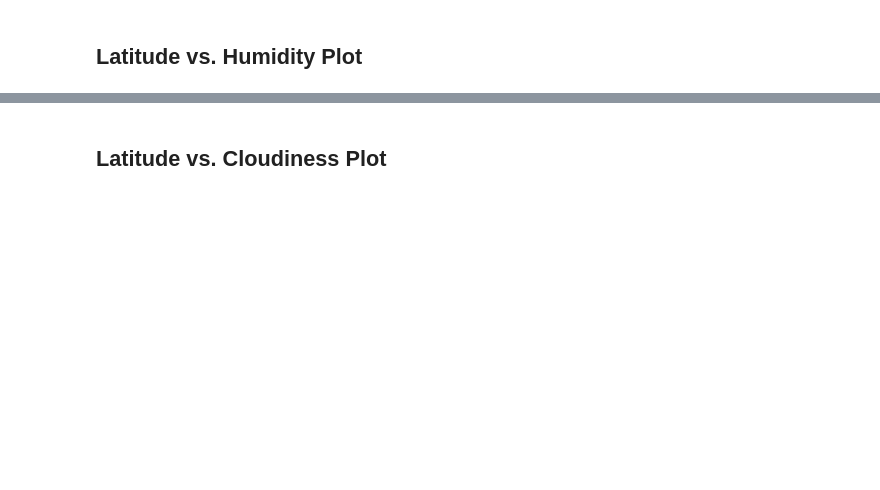
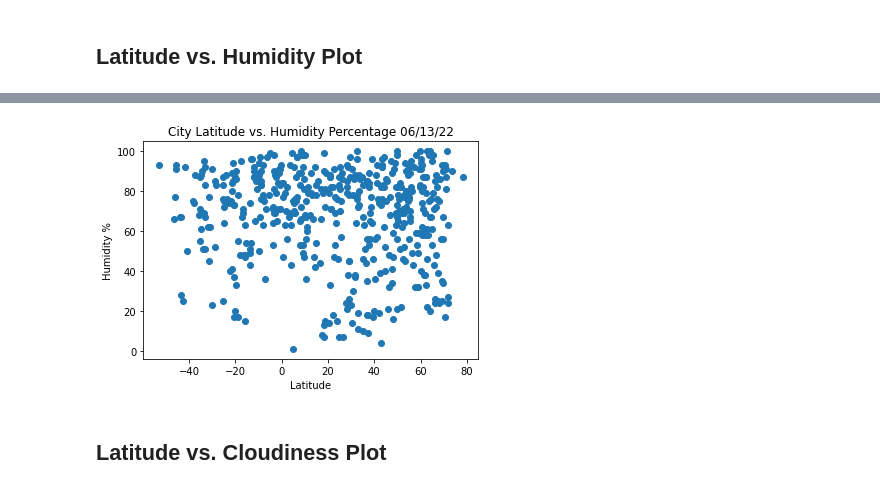
Before and after one commit to Kevin-McConchie/python-api-weather, a Jupyter notebook: WeatherPy/WeatherPy.ipynb, the cells around one changed output, grey strips where cells are left out. Cells and saved outputs as stored; diff of their text form; code cells hidden in the pictures; blank space fills up the shorter version.

```diff
--- a/WeatherPy/WeatherPy.ipynb
+++ b/WeatherPy/WeatherPy.ipynb
@@ -211,2 +226,13 @@ Int64Index([], dtype='int64')
+# %%
+# Creation of scatter plot  lat vs humidity
+x_values = clean_city_data['Lat']
+y_values = clean_city_data['Humidity']
+plt.scatter(x_values,y_values)
+plt.title(f"City Latitude vs. Humidity Percentage "+ time.strftime("%x"))
+plt.xlabel('Latitude')
+plt.ylabel('Humidity %')
+plt.show()
+# %% [output]
+[figure, added]
 # %% [markdown]
 ## Latitude vs. Cloudiness Plot
```
Also changed, not shown: parts of 17 cells of this notebook, 2 other files.
